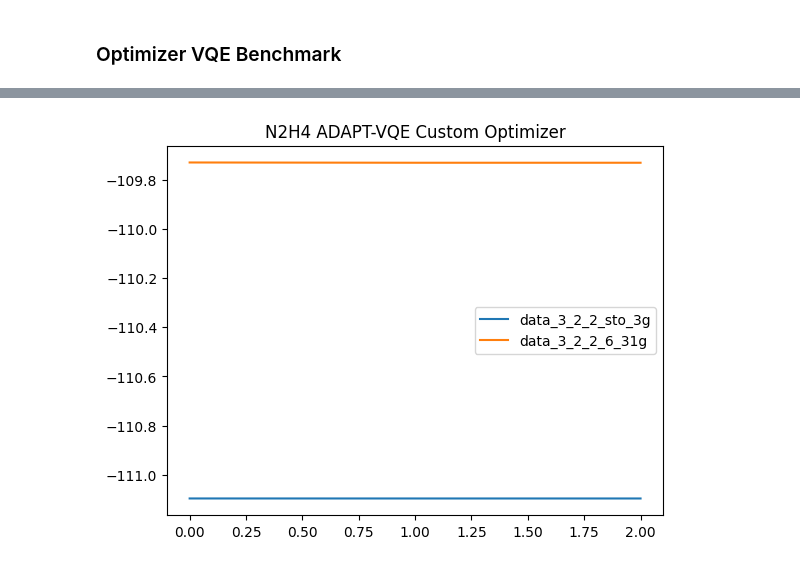
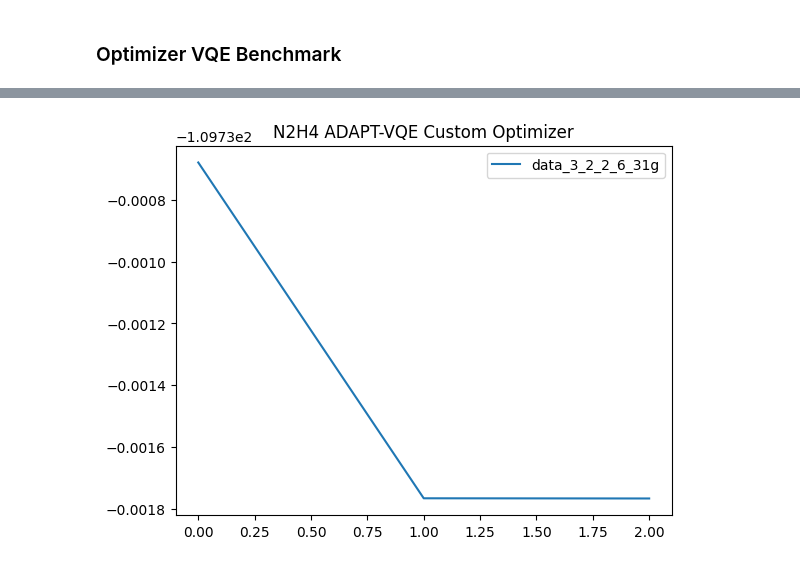
Before and after one commit to azhar-ikhtiarudin/variational-quantum-eigensolver, a Jupyter notebook: PennyLane/N2H4/custom_vqe/data/custom_vqe_visualizer.ipynb, the cells around one changed output, grey strips where cells are left out. Saved outputs shown, nothing was run; the diff lists cells and outputs as text; code cells hidden in the pictures.

```diff
--- a/PennyLane/N2H4/custom_vqe/data/custom_vqe_visualizer.ipynb
+++ b/PennyLane/N2H4/custom_vqe/data/custom_vqe_visualizer.ipynb
@@ -10,10 +20,9 @@ data_3_2_2_6_31g = np.loadtxt('N2H4_3_2_2_basis-sto-3g.txt', delimiter=',')
 # %%
-plt.plot(data_3_2_2_sto_3g, label='data_3_2_2_sto_3g')
 plt.plot(data_3_2_2_6_31g, label='data_3_2_2_6_31g')
 
 
 plt.title('N2H4 ADAPT-VQE Custom Optimizer')
 plt.legend()
 plt.show()
 # %% [output]
-[figure, old version]
+[figure, new version]
```
Also changed, not shown: parts of 2 cells of this notebook, 1 other file.
